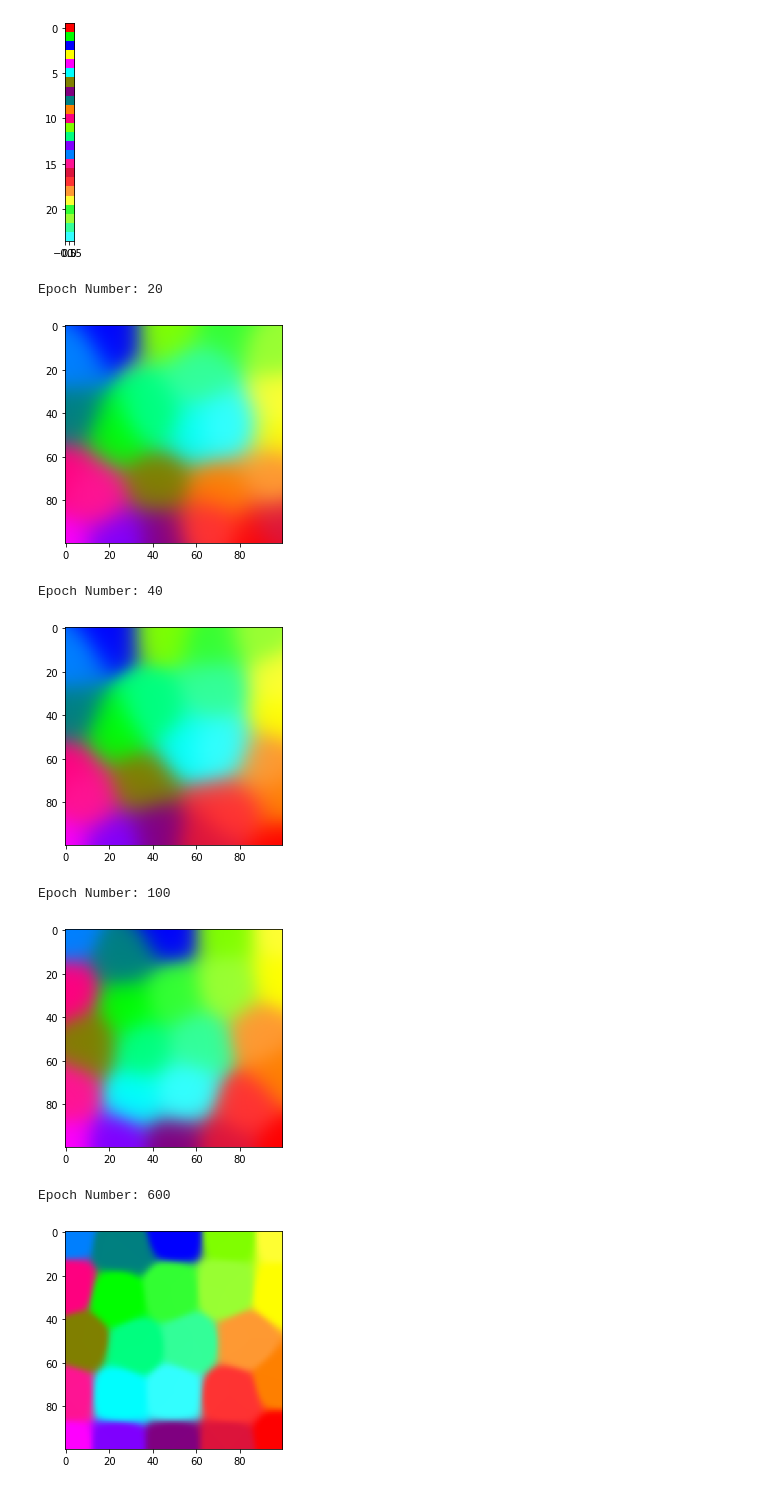
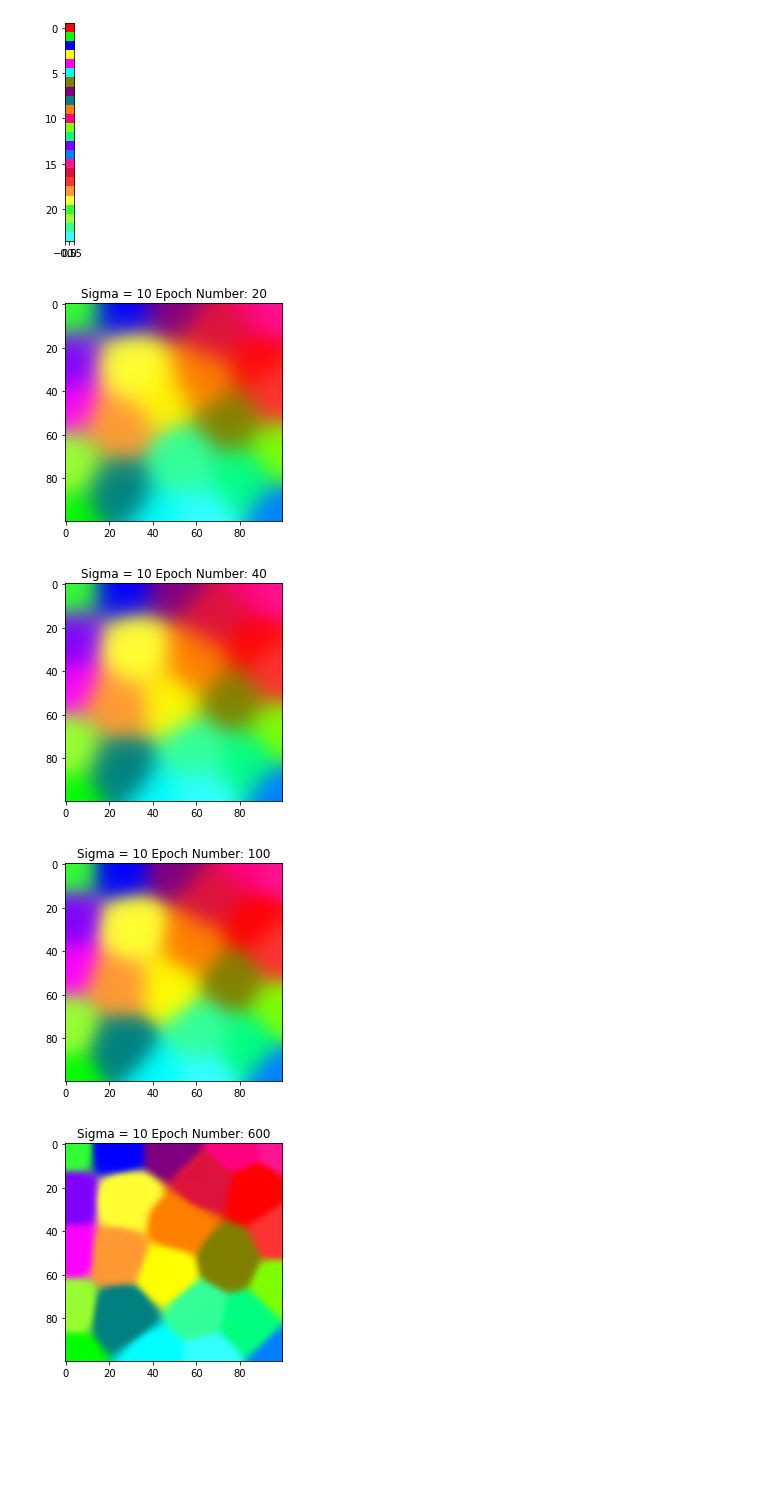
Before and after one commit to lance-gomes/ECE457B, a Jupyter notebook: A2/q2.ipynb, the cells around one changed output. Cells and saved outputs as stored; diff of their text form; code cells hidden in the pictures; blank space fills up the shorter version.

```diff
--- a/A2/q2.ipynb
+++ b/A2/q2.ipynb
@@ -11,12 +11,10 @@ from IPython import display
 n = 100
 alpha = 0.8
 T = 600
-sigma = 10
 
-weights = np.random.random((100,100,3))
-print(weights.shape)
-# diff = np.abs(np.sum(normRGB[0] - w, axis=2))
-plt.imshow(weights)
+original_weights = np.random.random((100,100,3))
+print(original_weights.shape)
+plt.imshow(original_weights)
 # %% [output]
 (100, 100, 3)
 <matplotlib.image.AxesImage at 0x...>
@@ -57,63 +55,33 @@ plt.imshow(np.reshape(norm_data,(norm_data.shape[0],1,3)))
 <matplotlib.image.AxesImage at 0x...>
 [figure]
 # %%
+sigma = 10
+weights = np.copy(original_weights)
 for i in range(T):
     for color in norm_data:
 
         difference = np.linalg.norm(color - weights, axis =2)
         index = np.unravel_index(np.argmin(difference, axis=None), difference.shape)
 
         for weight_i in range(len(weights)):
             for weight_j in range(len(weights[weight_i])):
 
                 # Calculating N,i,j(k)
                 d = dist = np.linalg.norm(np.asarray(index) - np.array([weight_i, weight_j]))
                 sigma_k = sigma * exp(-i / T)
                 N = exp(-(d*d / (2 * sigma_k * sigma_k)))
                 alpha_k = alpha * exp(-i / T)
 
                 delta_weight = alpha_k*N*(color-weights[weight_i][weight_j])
                 weights[weight_i][weight_j] += delta_weight
 
     plot_ind = [20, 40, 100, 600]
     if i + 1 in plot_ind:
-        print("Epoch Number: {}".format(i + 1))
         plt.imshow(weights)
+        plt.title("Sigma = 10 Epoch Number: {}".format(i + 1))
         display.display(plt.gcf())
-
-
-sigma = 40
-weights = np.random.random((100,100,3))
-
-for i in range(T):
-    for color in norm_data:
-
-        difference = np.linalg.norm(color - weights, axis =2)
-        index = np.unravel_index(np.argmin(difference, axis=None), difference.shape)
-
-        for weight_i in range(len(weights)):
-            for weight_j in range(len(weights[weight_i])):
-
-                # Calculating N,i,j(k)
-                d = dist = np.linalg.norm(np.asarray(index) - np.array([weight_i, weight_j]))
-                sigma_k = sigma * exp(-i / T)
-                N = exp(-(d*d / (2 * sigma_k * sigma_k)))
-                alpha_k = alpha * exp(-i / T)
-
-                delta_weight = alpha_k*N*(color-weights[weight_i][weight_j])
-                weights[weight_i][weight_j] += delta_weight
-
-    plot_ind = [20, 40, 100, 600]
-    if i + 1 in plot_ind:
-        print("Epoch Number: {}".format(i + 1))
-        plt.imshow(weights)
-        display.display(plt.gcf())
 # %% [output]
-Epoch Number: 20
-[figure, old version]
+[figure, new version]
-Epoch Number: 40
-[figure, old version]
+[figure, new version]
-Epoch Number: 100
-[figure, old version]
+[figure, new version]
-Epoch Number: 600
-[figure, old version]
+[figure, new version]
```
Also changed, not shown: parts of 4 cells of this notebook, 1 other file.
